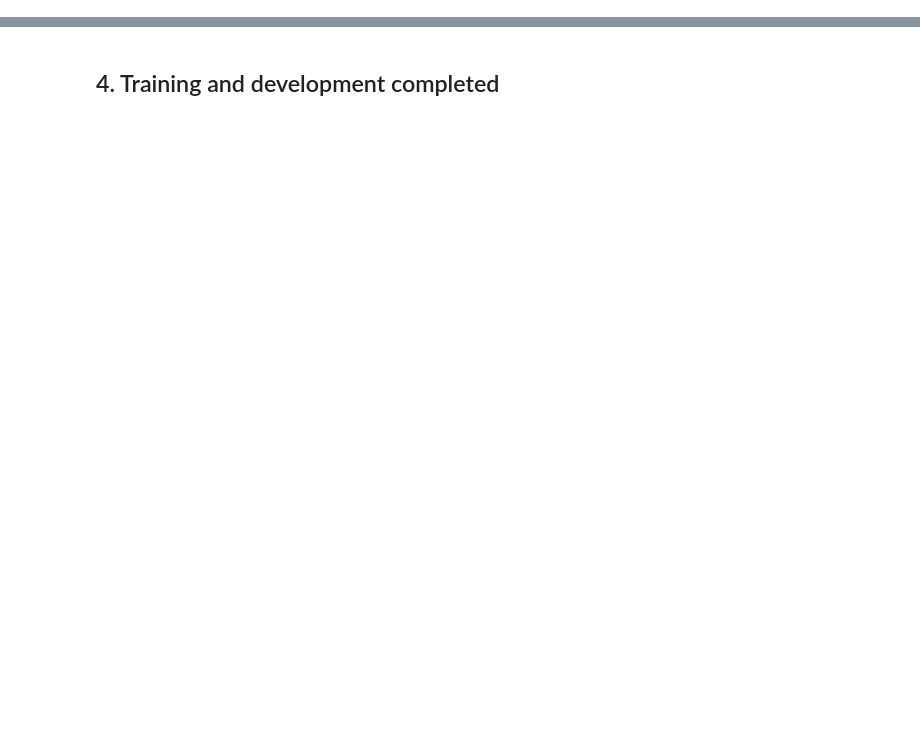
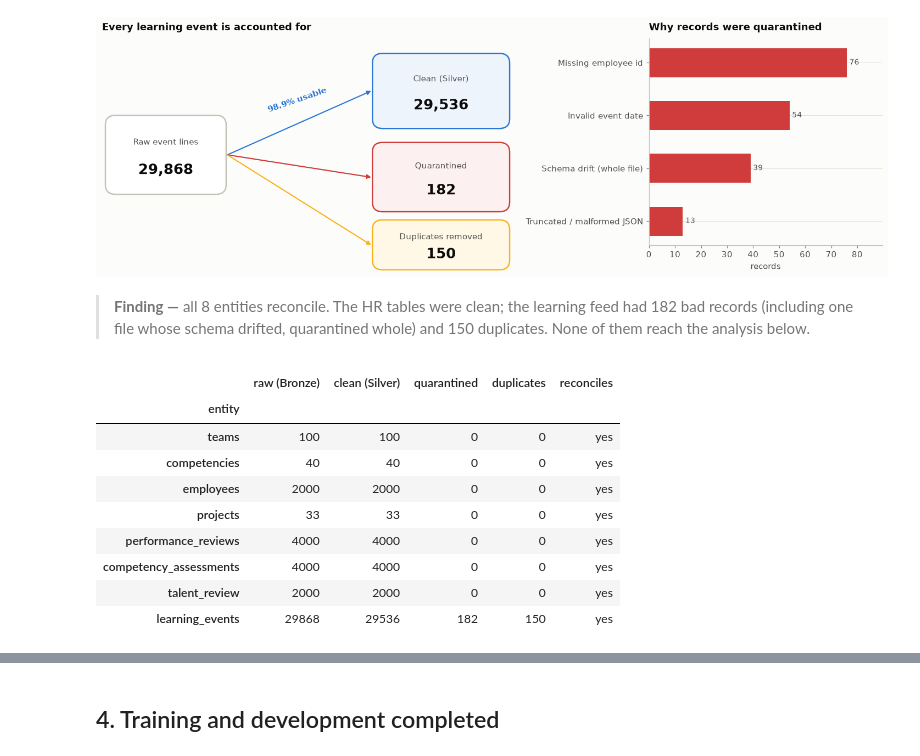
Before and after one commit to varad15/varad_coding-workshop-participant, a Jupyter notebook: backend/acme-talent-pipeline/notebooks/acme_talent_insights.ipynb, the cells around one changed output, grey strips where cells are left out. Saved outputs shown, nothing was run; the diff lists cells and outputs as text; code cells hidden in the pictures; blank space fills up the shorter version.

```diff
--- a/backend/acme-talent-pipeline/notebooks/acme_talent_insights.ipynb
+++ b/backend/acme-talent-pipeline/notebooks/acme_talent_insights.ipynb
@@ -280,0 +152,49 @@ Candidates who still carry a critical skill gap should get a targeted developmen
+# %%
+READABLE = {"employee_id": "Missing employee id", "event_date": "Invalid event date",
+            "file quarantined for schema drift": "Schema drift (whole file)", "malformed JSON": "Truncated / malformed JSON"}
+reasons = (pd.Series(ev["rejection_reasons"]).rename(lambda r: READABLE.get(r.split(":")[0], r.split(":")[0]))
+           .groupby(level=0).sum().sort_values())
+
+fig = plt.figure(figsize=(13, 4.2), layout="constrained")
+left, right = fig.subfigures(1, 2, width_ratios=[1.15, 1])
+ax = left.subplots()
+ax.axis("off"); ax.set_xlim(0, 10); ax.set_ylim(0, 6)
+def node(x, y, w, h, title, value, colour, fill="white"):
+    ax.add_patch(FancyBboxPatch((x, y), w, h, boxstyle="round,pad=0.02,rounding_size=0.25", facecolor=fill, edgecolor=colour, linewidth=1.6))
+    ax.text(x + w / 2, y + h * 0.66, title, ha="center", va="center", fontsize=10, color=INK2)
+    ax.text(x + w / 2, y + h * 0.30, value, ha="center", va="center", fontsize=17, fontweight="bold", color=INK)
+node(0.1, 2.0, 2.9, 2.0, "Raw event lines", f"{ev['bronze_rows']:,}", BASE)
+node(6.6, 3.7, 3.3, 1.9, "Clean (Silver)", f"{ev['silver_rows']:,}", BLUE, "#eef4fc")
+node(6.6, 1.55, 3.3, 1.75, "Quarantined", f"{ev['quarantined_rows']:,}", CRIT, "#fdf0f0")
+node(6.6, 0.05, 3.3, 1.25, "Duplicates removed", f"{ev['duplicates_dropped']:,}", WARN, "#fff8e6")
+for y_end, colour in [(4.65, BLUE), (2.42, CRIT), (0.67, WARN)]:
+    ax.annotate("", xy=(6.55, y_end), xytext=(3.05, 3.0), arrowprops=dict(arrowstyle="-|>", color=colour, lw=1.4, shrinkA=0, shrinkB=0, connectionstyle="arc3,rad=0"))
+ax.text(4.75, 4.05, f"{ev['silver_rows'] / ev['bronze_rows']:.1%} usable", ha="center", va="bottom", rotation=19, fontsize=10, color=BLUE, fontweight="bold")
+ax.set_title("Every learning event is accounted for", loc="left")
+
+ax2 = right.subplots()
+bars = ax2.barh(reasons.index, reasons.values, color=CRIT, height=0.55)
+label_bars(ax2, bars); clean_axis(ax2, "y")
+ax2.set_title("Why records were quarantined"); ax2.set_xlabel("records"); ax2.set_xlim(0, reasons.max() * 1.18)
+plt.show()
+
+health = pd.DataFrame([
+    {"entity": e, "raw (Bronze)": s["bronze_rows"], "clean (Silver)": s["silver_rows"], "quarantined": s["quarantined_rows"],
+     "duplicates": s["duplicates_dropped"], "reconciles": "yes" if report["reconciliation"][e] else "NO"}
+    for e, s in report["entities"].items() if "bronze_rows" in s]).set_index("entity")
+finding(f"all {len(health)} entities reconcile. The HR tables were clean; the learning feed had {ev['quarantined_rows']} bad records "
+        f"(including one file whose schema drifted, quarantined whole) and {ev['duplicates_dropped']} duplicates. None of them reach the analysis below.")
+health
+# %% [output]
+[figure, added]
+> **Finding —** all 8 entities reconcile. The HR tables were clean; the learning feed had 182 bad records (including one file whose schema drifted, quarantined whole) and 150 duplicates. None of them reach the analysis below.
+|  | raw (Bronze) | clean (Silver) | quarantined | duplicates | reconciles |
+| entity |  |  |  |  |  |
+| teams | 100 | 100 | 0 | 0 | yes |
+| competencies | 40 | 40 | 0 | 0 | yes |
+| employees | 2000 | 2000 | 0 | 0 | yes |
+| projects | 33 | 33 | 0 | 0 | yes |
+| performance_reviews | 4000 | 4000 | 0 | 0 | yes |
+| competency_assessments | 4000 | 4000 | 0 | 0 | yes |
+| talent_review | 2000 | 2000 | 0 | 0 | yes |
+| learning_events | 29868 | 29536 | 182 | 150 | yes |
```
Also changed, not shown: parts of 54 cells of this notebook, 1 other file.
